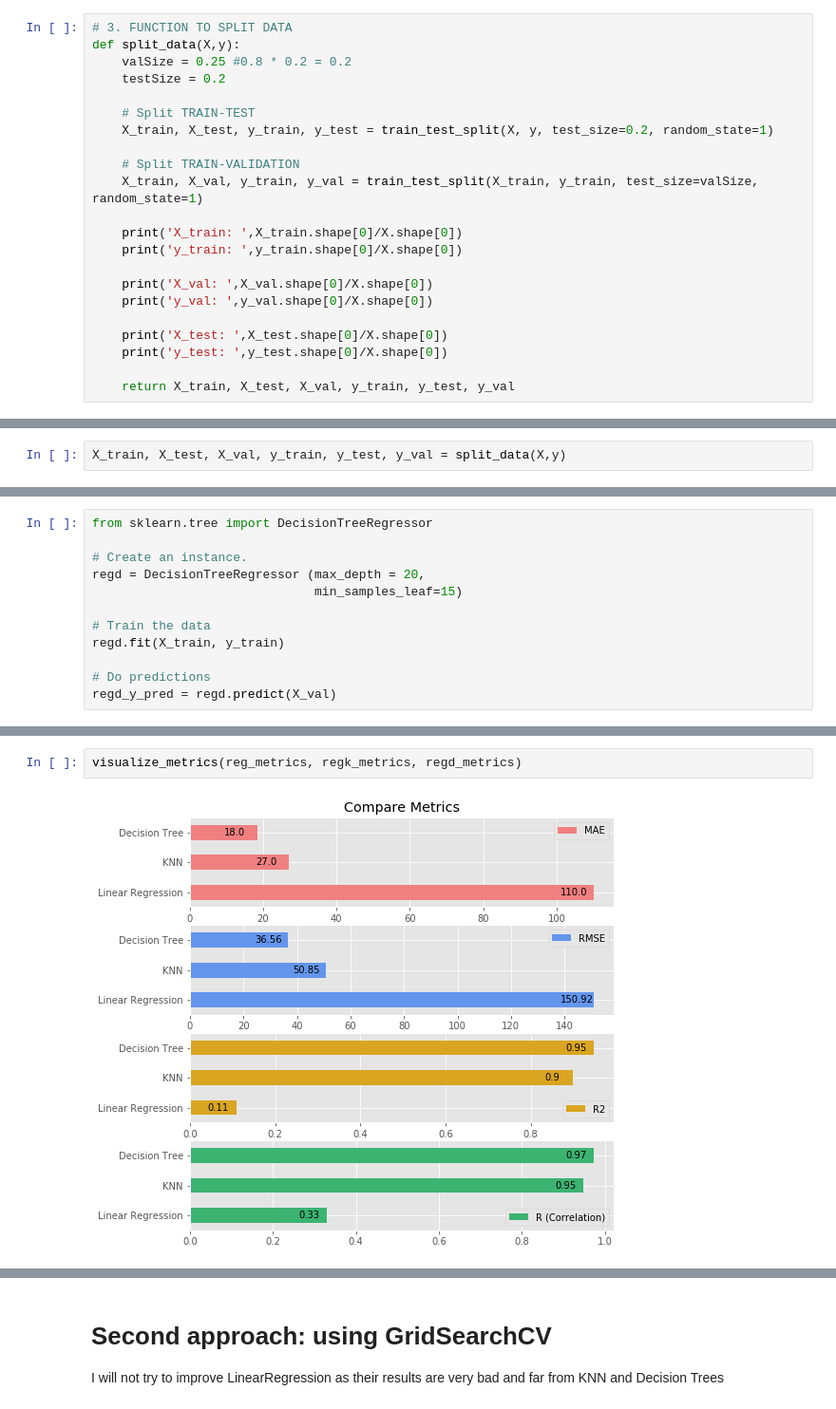
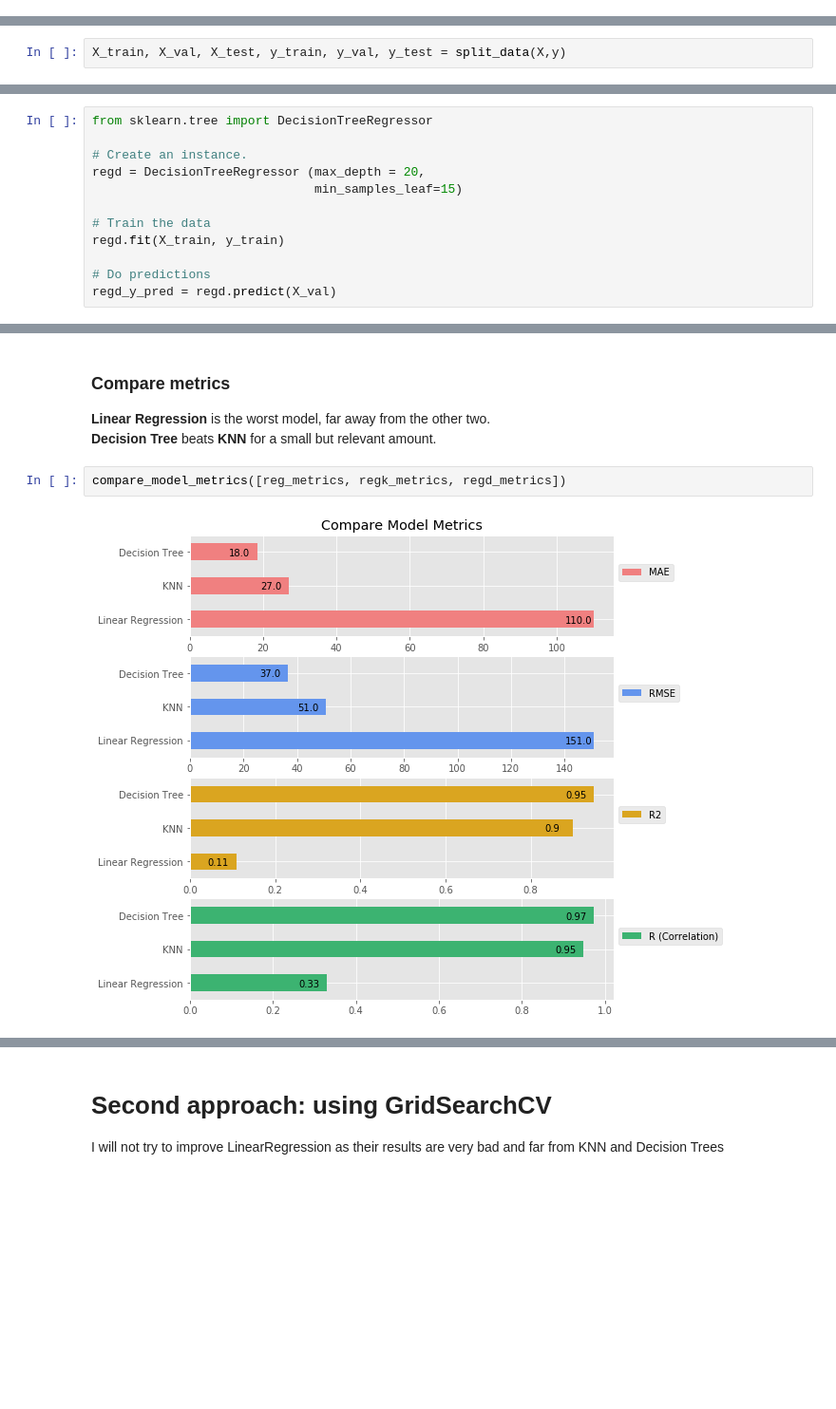
Before and after one commit to angelrps/MasterDataScience_FinalProject, a Jupyter notebook: notebooks/Modelling_01.ipynb, the cells around one changed output, grey strips where cells are left out. Shown at 95% size. Drawn from its saved outputs; the diff is of its cells as text; blank space fills up the shorter version.

Commit message:
Modelling_organisingn notebook_starting with gridsearchcv

```diff
--- a/notebooks/Modelling_01.ipynb
+++ b/notebooks/Modelling_01.ipynb
@@ -113,22 +279,0 @@ I will use ``train_test_split()`` from sklearn twice to split the data in:
-# %%
-# 3. FUNCTION TO SPLIT DATA
-def split_data(X,y):
-    valSize = 0.25 #0.8 * 0.2 = 0.2
-    testSize = 0.2
-
-    # Split TRAIN-TEST
-    X_train, X_test, y_train, y_test = train_test_split(X, y, test_size=0.2, random_state=1)
-
-    # Split TRAIN-VALIDATION
-    X_train, X_val, y_train, y_val = train_test_split(X_train, y_train, test_size=valSize, random_state=1)
-
-    print('X_train: ',X_train.shape[0]/X.shape[0])
-    print('y_train: ',y_train.shape[0]/X.shape[0])
-
-    print('X_val: ',X_val.shape[0]/X.shape[0])
-    print('y_val: ',y_val.shape[0]/X.shape[0])
-
-    print('X_test: ',X_test.shape[0]/X.shape[0])
-    print('y_test: ',y_test.shape[0]/X.shape[0])
-
-    return X_train, X_test, X_val, y_train, y_test, y_val
@@ -135,3 +284,3 @@ def split_data(X,y):
 # %%
-X_train, X_test, X_val, y_train, y_test, y_val = split_data(X,y)
+X_train, X_val, X_test, y_train, y_val, y_test = split_data(X,y)
 # %% [output]
@@ -388,4 +417,9 @@ def visualize_metrics(mod_metrics1, mod_metrics2, mod_metrics3):
+# %% [markdown]
+### Compare metrics
+
+**Linear Regression** is the worst model, far away from the other two.
+**Decision Tree** beats **KNN** for a small but relevant amount.
 # %%
-visualize_metrics(reg_metrics, regk_metrics, regd_metrics)
+compare_model_metrics([reg_metrics, regk_metrics, regd_metrics])
 # %% [output]
-[figure, old version]
+[figure, new version]
```
Also changed, not shown: parts of 42 cells of this notebook.
